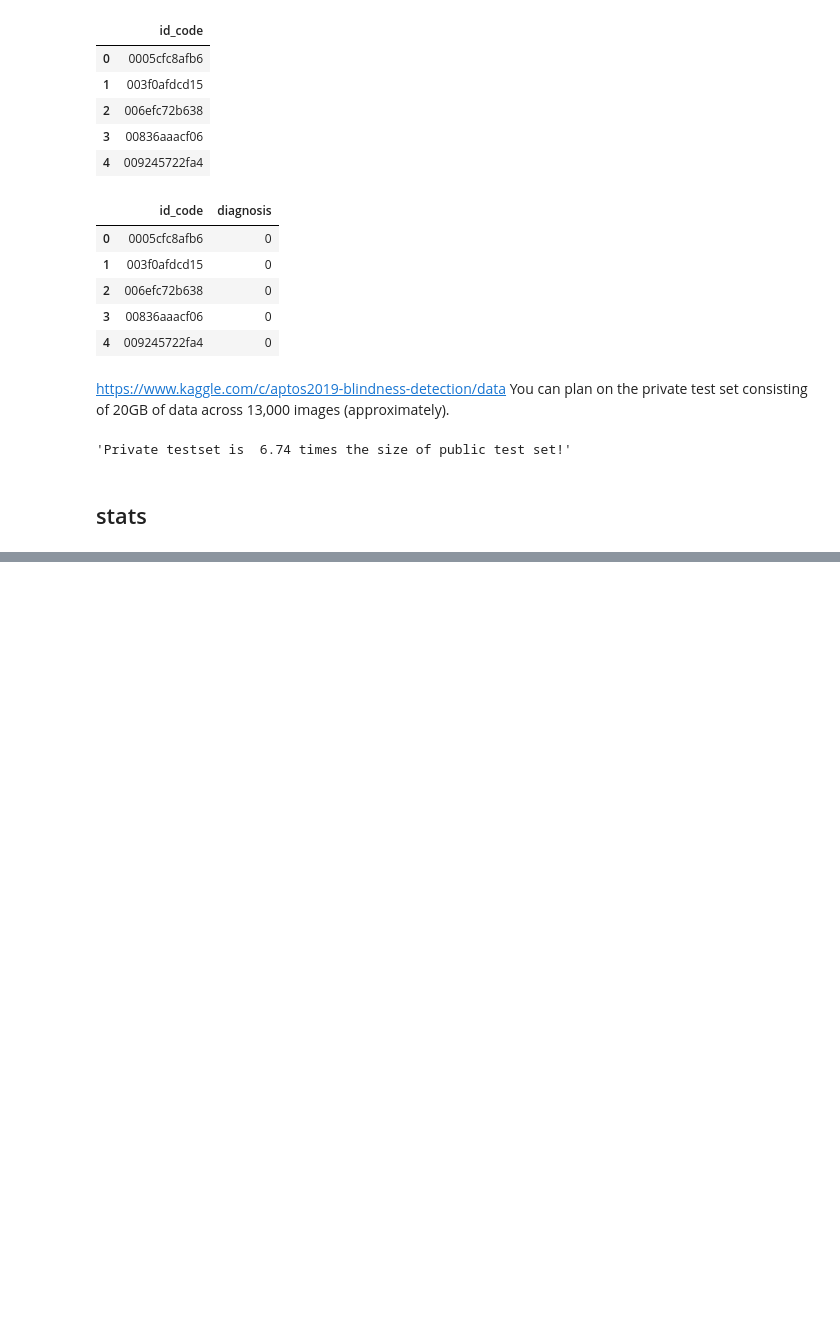
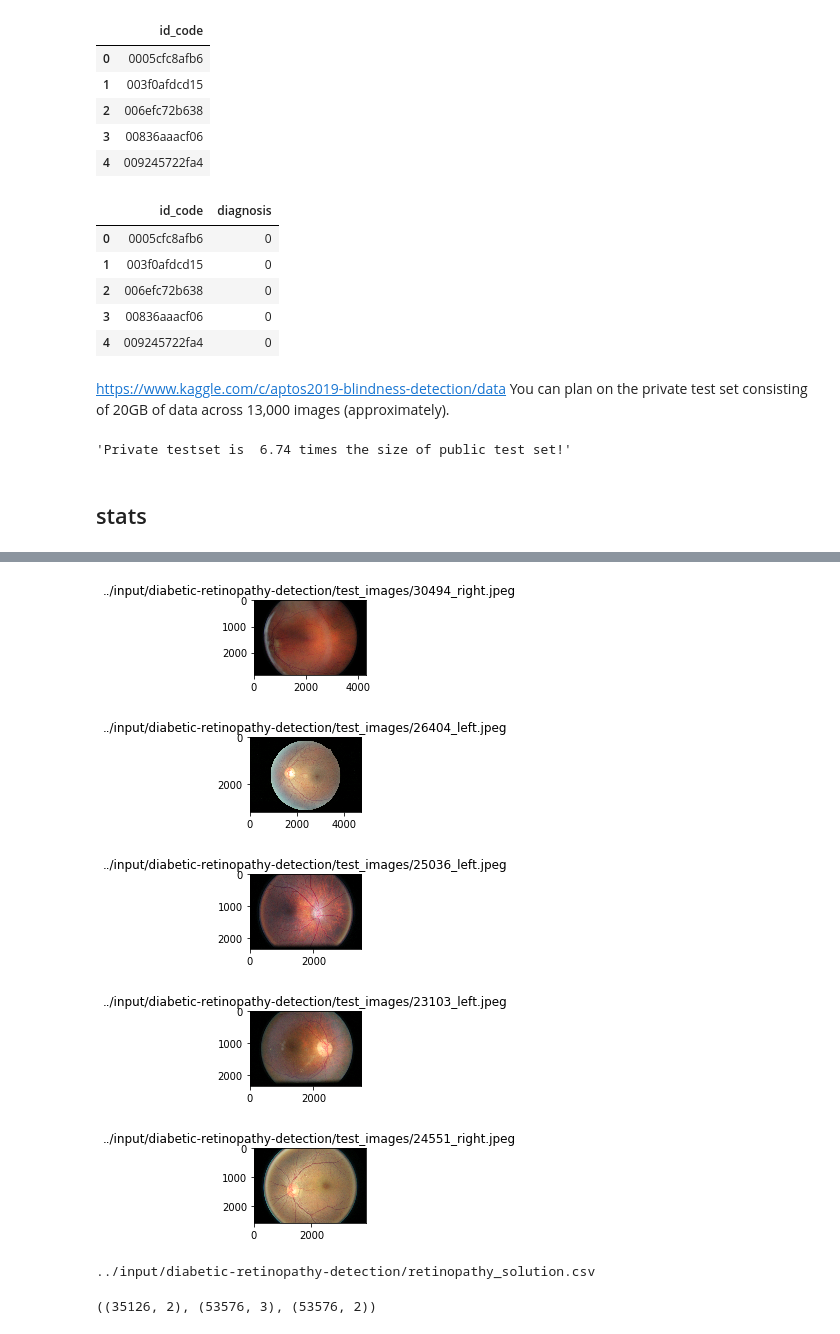
Before and after one commit to yang-zhang/aptos2019-blindness-detection, a Jupyter notebook: nbs/eda0628.ipynb, the cells around one changed output, grey strips where cells are left out. Cells and saved outputs as stored; diff of their text form; code cells hidden in the pictures; blank space fills up the shorter version.

```diff
--- a/nbs/eda0628.ipynb
+++ b/nbs/eda0628.ipynb
@@ -85,0 +145,20 @@ Name: diagnosis, dtype: int64
+# %%
+show_sample_images(pp/'test_images')
+# %% [output]
+[figure, added]
+[figure, added]
+[figure, added]
+[figure, added]
+[figure, added]
+# %%
+ls ../input/diabetic-retinopathy-detection/retinopathy_solution.csv
+# %% [output]
+../input/diabetic-retinopathy-detection/retinopathy_solution.csv
+# %%
+train=pd.read_csv(pp/'trainLabels.csv')
+test=pd.read_csv(pp/'retinopathy_solution.csv')
+sample_submission =pd.read_csv(pp/'sampleSubmission.csv')
+
+train.shape, test.shape, sample_submission.shape
+# %% [output]
+((35126, 2), (53576, 3), (53576, 2))
```
Also changed, not shown: parts of 48 cells of this notebook, 6 other files.
